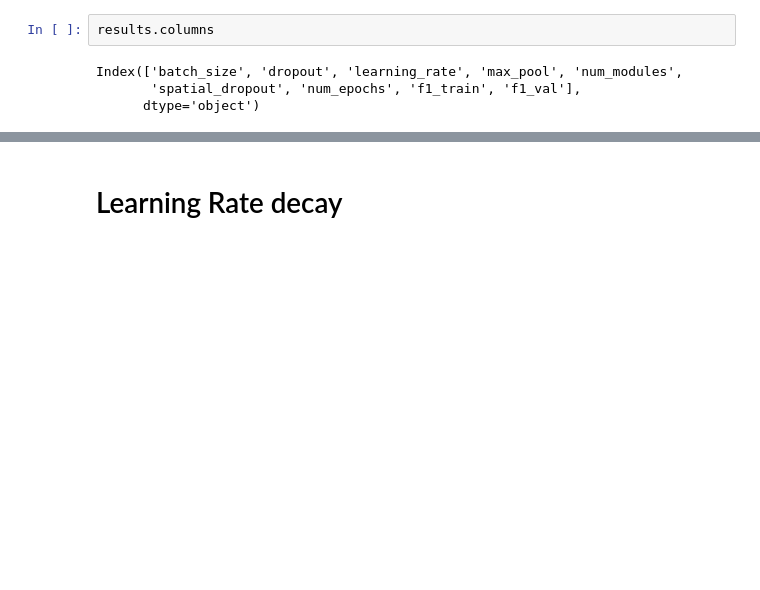
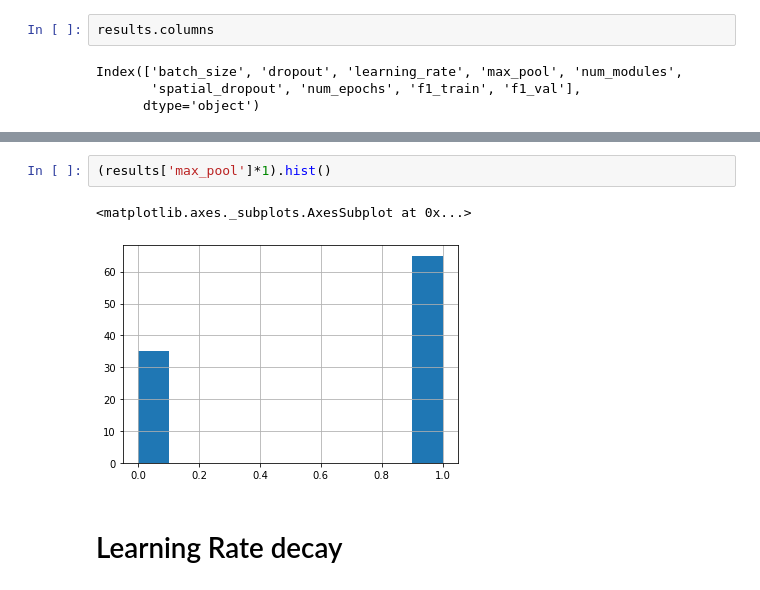
Before and after one commit to samirchar/toxic_comments, a Jupyter notebook: notebooks/hyperparameter_analysis.ipynb, the cells around one changed output, grey strips where cells are left out. Cells and saved outputs as stored; diff of their text form; blank space fills up the shorter version.

```diff
--- a/notebooks/hyperparameter_analysis.ipynb
+++ b/notebooks/hyperparameter_analysis.ipynb
@@ -126,3 +128,8 @@ analyze_hyperparameters(data,score_col,hyperparameters,log_scale_vars)
+# %%
+(results['max_pool']*1).hist()
+# %% [output]
+<matplotlib.axes._subplots.AxesSubplot at 0x...>
+[figure, added]
 # %% [markdown]
 # Learning Rate decay
 # %%
```
Also changed, not shown: parts of 6 cells of this notebook, 5 other files.
